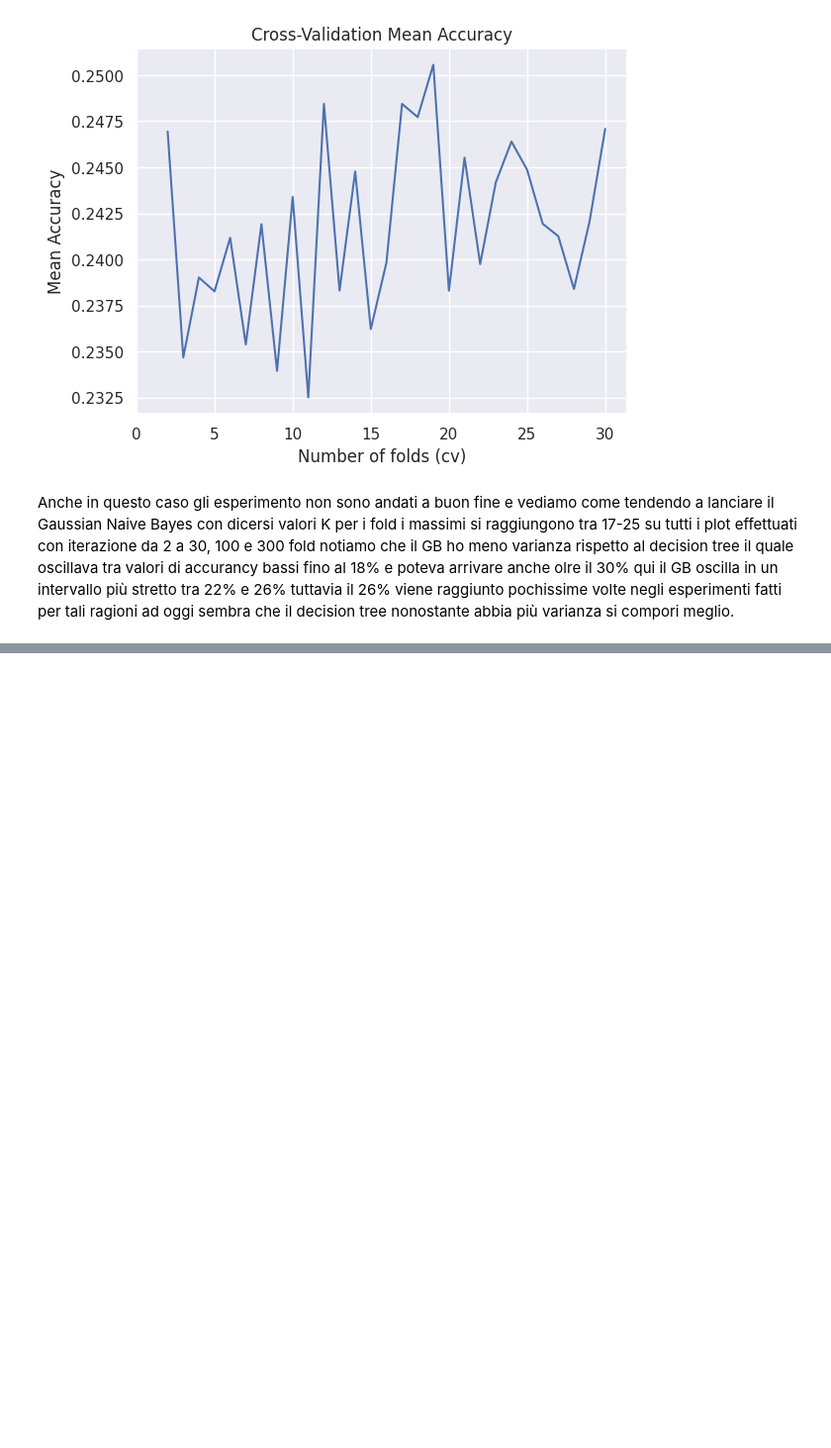
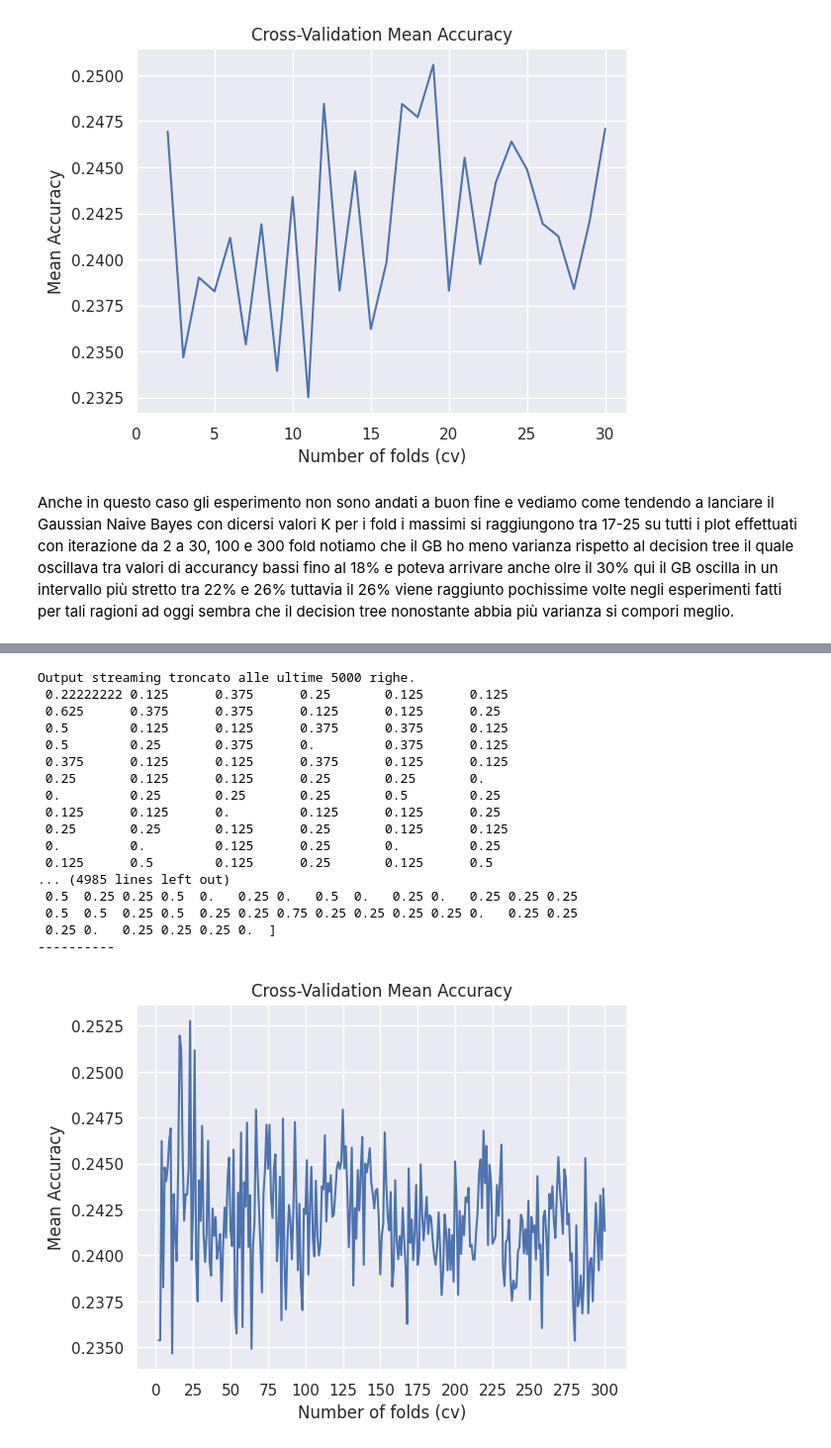
Before and after one commit to kozen88/HCV_DM23, a Jupyter notebook: Apprendimento_classificatore_Bayesiano.ipynb, the cells around one changed output, grey strips where cells are left out. Shown at 99% size. Drawn from its saved outputs; the diff is of its cells as text; code cells hidden in the pictures; blank space fills up the shorter version.

```diff
--- a/Apprendimento_classificatore_Bayesiano.ipynb
+++ b/Apprendimento_classificatore_Bayesiano.ipynb
@@ -78,7 +78,7 @@ Mean Accuracy: 0.24475611656537324
  0.27536232 0.23188406]
 ----------
 # %%
-def evaluate_classifiers_with_plot(cv_values, classifiers, X, y):
+def evaluate_classifiers_with_plot(cv_values, classifiers, X, y, step):
     for classifier in classifiers:
         print("Classifier:", classifier)
         mean_accuracies_list = []
@@ -95,7 +95,7 @@ def evaluate_classifiers_with_plot(cv_values, classifiers, X, y):
         # Plotting the mean accuracies
         cv_range = np.array(cv_values)
         plt.plot(cv_range, mean_accuracies_list)
-        plt.xticks(np.arange(0, max(cv_range) + 1, 5))
+        plt.xticks(np.arange(0, max(cv_range) + 1, step))
         plt.xlabel('Number of folds (cv)')
         plt.ylabel('Mean Accuracy')
         plt.title('Cross-Validation Mean Accuracy')
@@ -178,0 +219,23 @@ Anche in questo caso gli esperimento non sono andati a buon fine e vediamo come
+# %%
+# con questo codice andiamo a cercare di ottimizzare la cross-validation
+list_cv = range(2,301) # questo esperimento è stato condotto con 30, 100, 300 fold che sono stati documentati
+evaluate_classifiers_with_plot(list_cv, classifier_model, X, y, 25)
+# %% [output]
+Output streaming troncato alle ultime 5000 righe.
+ 0.22222222 0.125      0.375      0.25       0.125      0.125
+ 0.625      0.375      0.375      0.125      0.125      0.25
+ 0.5        0.125      0.125      0.375      0.375      0.125
+ 0.5        0.25       0.375      0.         0.375      0.125
+ 0.375      0.125      0.125      0.375      0.125      0.125
+ 0.25       0.125      0.125      0.25       0.25       0.
+ 0.         0.25       0.25       0.25       0.5        0.25
+ 0.125      0.125      0.         0.125      0.125      0.25
+ 0.25       0.25       0.125      0.25       0.125      0.125
+ 0.         0.         0.125      0.25       0.         0.25
+ 0.125      0.5        0.125      0.25       0.125      0.5
+... (4985 lines left out)
+ 0.5  0.25 0.25 0.5  0.   0.25 0.   0.5  0.   0.25 0.   0.25 0.25 0.25
+ 0.5  0.5  0.25 0.5  0.25 0.25 0.75 0.25 0.25 0.25 0.25 0.   0.25 0.25
+ 0.25 0.   0.25 0.25 0.25 0.  ]
+----------
+[figure, added]
```
Also changed, not shown: parts of 10 cells of this notebook.
